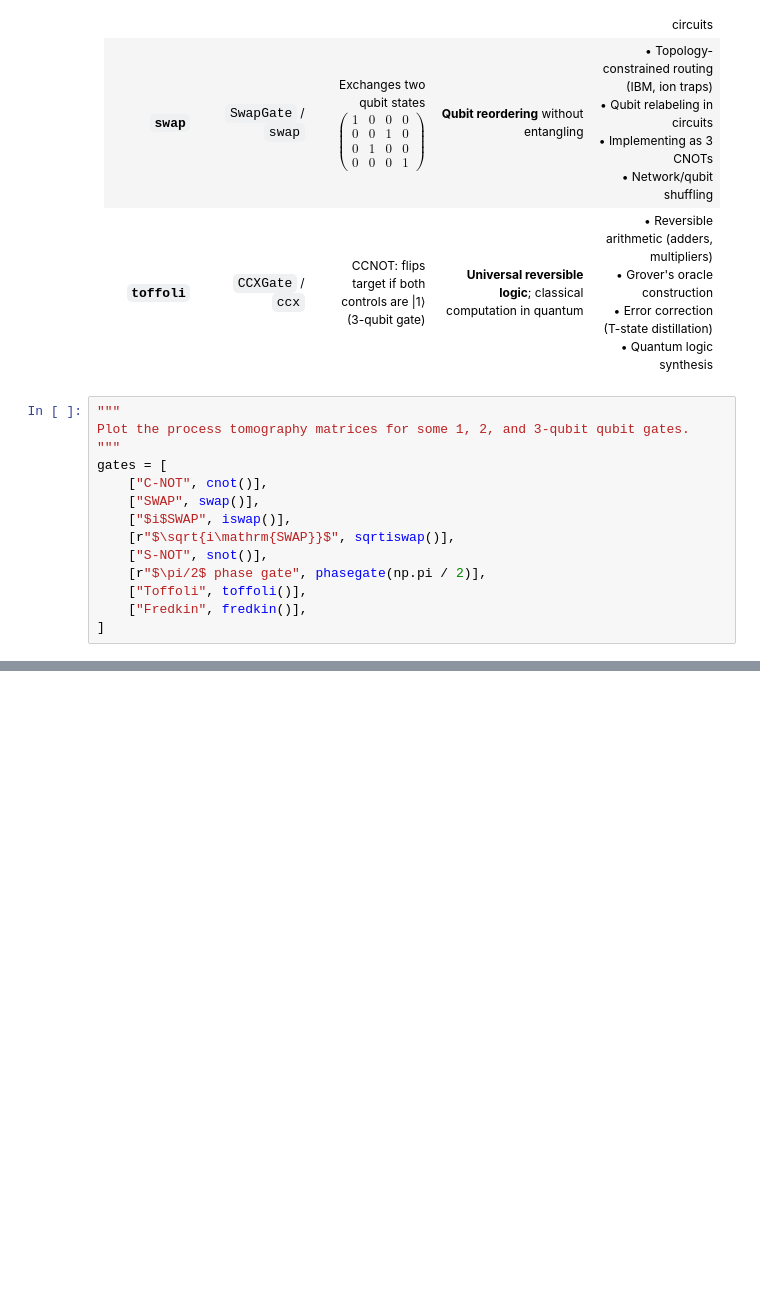
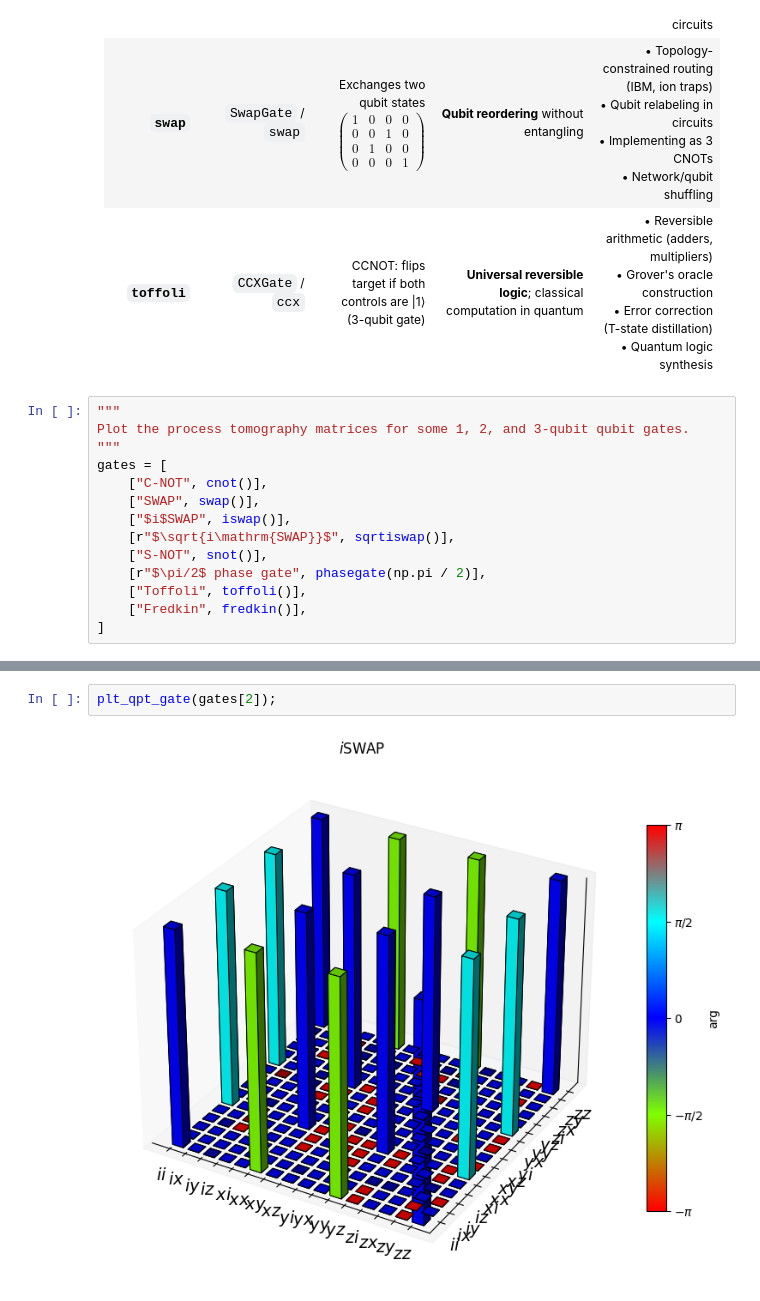
Before and after one commit to raopremrao/Learning-QuTip, a Jupyter notebook: Example Notebooks/02_Visualization/006_quantum_process_tomography.ipynb, the cells around one changed output, grey strips where cells are left out. Saved outputs shown, nothing was run; the diff lists cells and outputs as text; blank space fills up the shorter version.

```diff
--- a/Example Notebooks/02_Visualization/006_quantum_process_tomography.ipynb
+++ b/Example Notebooks/02_Visualization/006_quantum_process_tomography.ipynb
@@ -51,0 +87,4 @@ gates = [
+# %%
+plt_qpt_gate(gates[2]);
+# %% [output]
+[figure, added]
```
Also changed, not shown: parts of 8 cells of this notebook.
